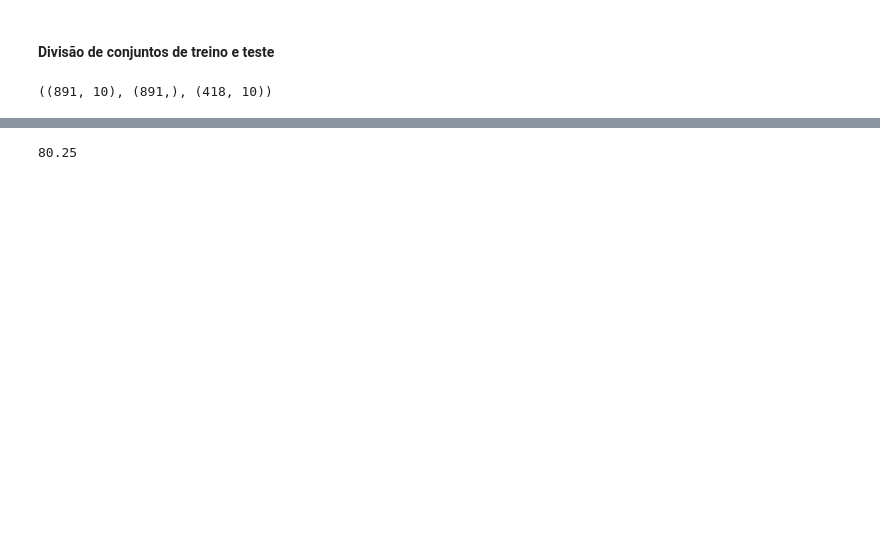
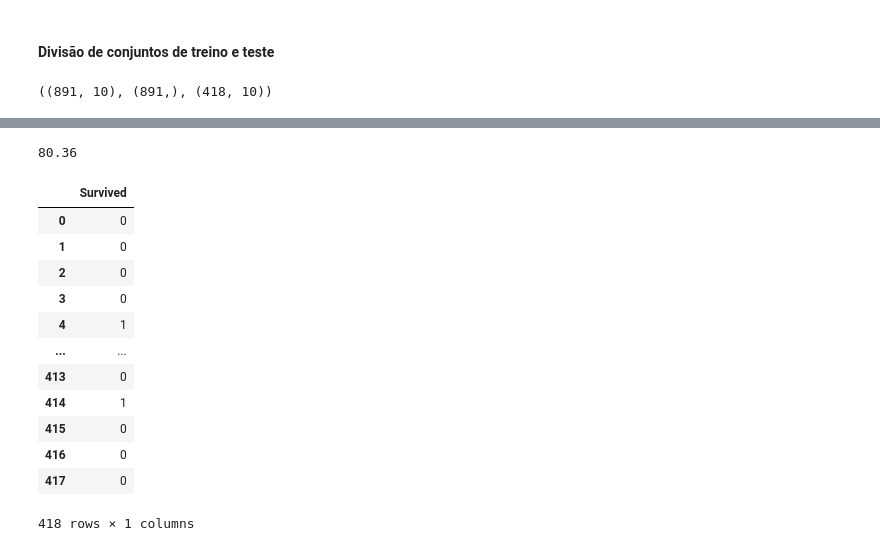
Before and after one commit to xValentim/simple-classification-25-1, a Jupyter notebook: simple_classification.ipynb, the cells around one changed output, grey strips where cells are left out. Cells and saved outputs as stored; diff of their text form; code cells hidden in the pictures; blank space fills up the shorter version.

```diff
--- a/simple_classification.ipynb
+++ b/simple_classification.ipynb
@@ -470,11 +507,33 @@ $$
 $$
 # %%
 # Logistic Regression
+model = LogisticRegression(solver='liblinear')
 
-logreg = LogisticRegression(solver='liblinear')
-logreg.fit(X_train, Y_train)
-Y_pred = logreg.predict(X_test)
-acc_log = round(logreg.score(X_train, Y_train) * 100, 2)
+# Treinando o modelo (com fit)
+model.fit(X_train, Y_train)
+
+# Predict
+Y_pred = model.predict(X_test)
+
+# Accuracy
+acc_log = round(model.score(X_train, Y_train) * 100, 2)
 print(acc_log)
 # %% [output]
-80.25
+80.36
+# %%
+df_predictions = pd.DataFrame({'Survived': Y_pred})
+df_predictions
+# %% [output]
+|  | Survived |
+| 0 | 0 |
+| 1 | 0 |
+| 2 | 0 |
+| 3 | 0 |
+| 4 | 1 |
+| ... | ... |
+| 413 | 0 |
+| 414 | 1 |
+| 415 | 0 |
+| 416 | 0 |
+| 417 | 0 |
+418 rows × 1 columns
```
Also changed, not shown: parts of 11 cells of this notebook.
